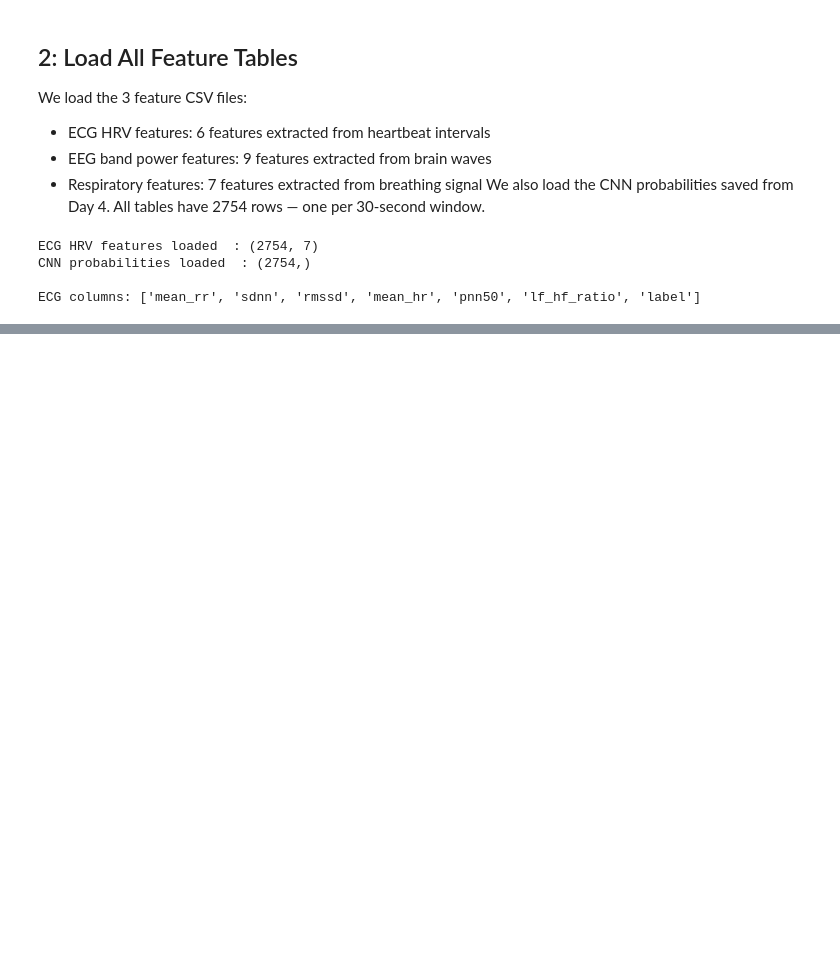
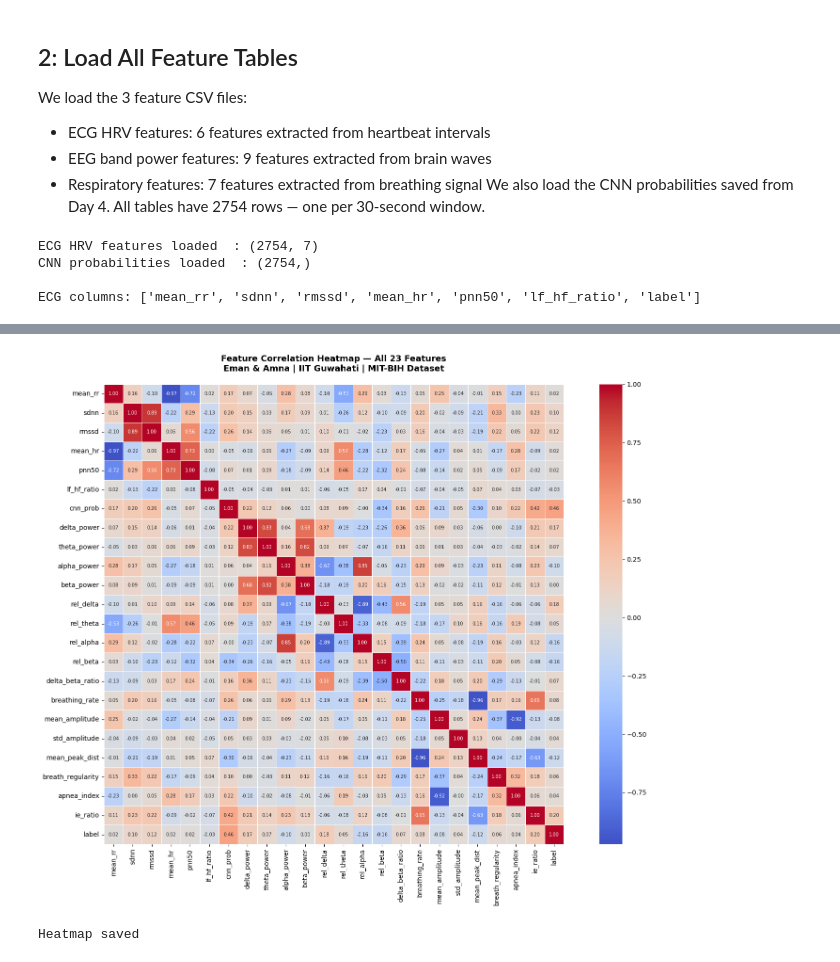
Before and after one commit to emanaak04-svg/sleep-apnea-detection, a Jupyter notebook: eman/feature_fusion.ipynb, the cells around one changed output, grey strips where cells are left out. Drawn from its saved outputs; the diff is of its cells as text; code cells hidden in the pictures; blank space fills up the shorter version.

Commit message:
05: save all cells in feature fusion notebook

```diff
--- a/eman/feature_fusion.ipynb
+++ b/eman/feature_fusion.ipynb
@@ -43,0 +78,23 @@ ECG columns: ['mean_rr', 'sdnn', 'rmssd', 'mean_hr', 'pnn50', 'lf_hf_ratio', 'la
+# %%
+# Drop label column from EEG and Resp (keep only from ECG)
+df_eeg_features  = df_eeg.drop(columns=['label'])
+df_resp_features = df_resp.drop(columns=['label'])
+df_ecg_features  = df_ecg.drop(columns=['label'])
+
+# Add CNN probability as a feature
+df_ecg_features['cnn_prob'] = cnn_probs
+
+# Merge all together
+df_merged = pd.concat([df_ecg_features, df_eeg_features, df_resp_features], axis=1)
+
+# Add label back
+df_merged['label'] = df_ecg['label'].values
+
+print(f"Feature fusion complete!")
+print(f"Total windows  : {len(df_merged)}")
+print(f"Total features : {len(df_merged.columns) - 1}")
+print(f"Normal windows : {np.sum(df_merged['label']==0)}")
+print(f"Apnea windows  : {np.sum(df_merged['label']==1)}")
+print(f"\nAll columns:")
+for i, col in enumerate(df_merged.columns):
+    print(f"  [{i+1}] {col}")
@@ -43,0 +125,25 @@ ECG columns: ['mean_rr', 'sdnn', 'rmssd', 'mean_hr', 'pnn50', 'lf_hf_ratio', 'la
+# %%
+fig, ax = plt.subplots(figsize=(16, 12))
+correlation = df_merged.corr()
+
+sns.heatmap(correlation,
+            annot=True,
+            fmt='.2f',
+            cmap='coolwarm',
+            center=0,
+            square=True,
+            linewidths=0.5,
+            annot_kws={'size': 7},
+            ax=ax)
+
+ax.set_title("Feature Correlation Heatmap — All 23 Features\nEman & Amna | IIT Guwahati | MIT-BIH Dataset",
+             fontsize=13, fontweight='bold', pad=20)
+
+plt.tight_layout()
+plt.savefig(r"C:\Users\EmaSk\Desktop\sleep-apnea-detection\eman\feature_correlation_heatmap.png",
+            dpi=150, bbox_inches='tight')
+plt.show()
+print("Heatmap saved")
+# %% [output]
+[figure, added]
+Heatmap saved
```
Also changed, not shown: parts of 7 cells of this notebook.
